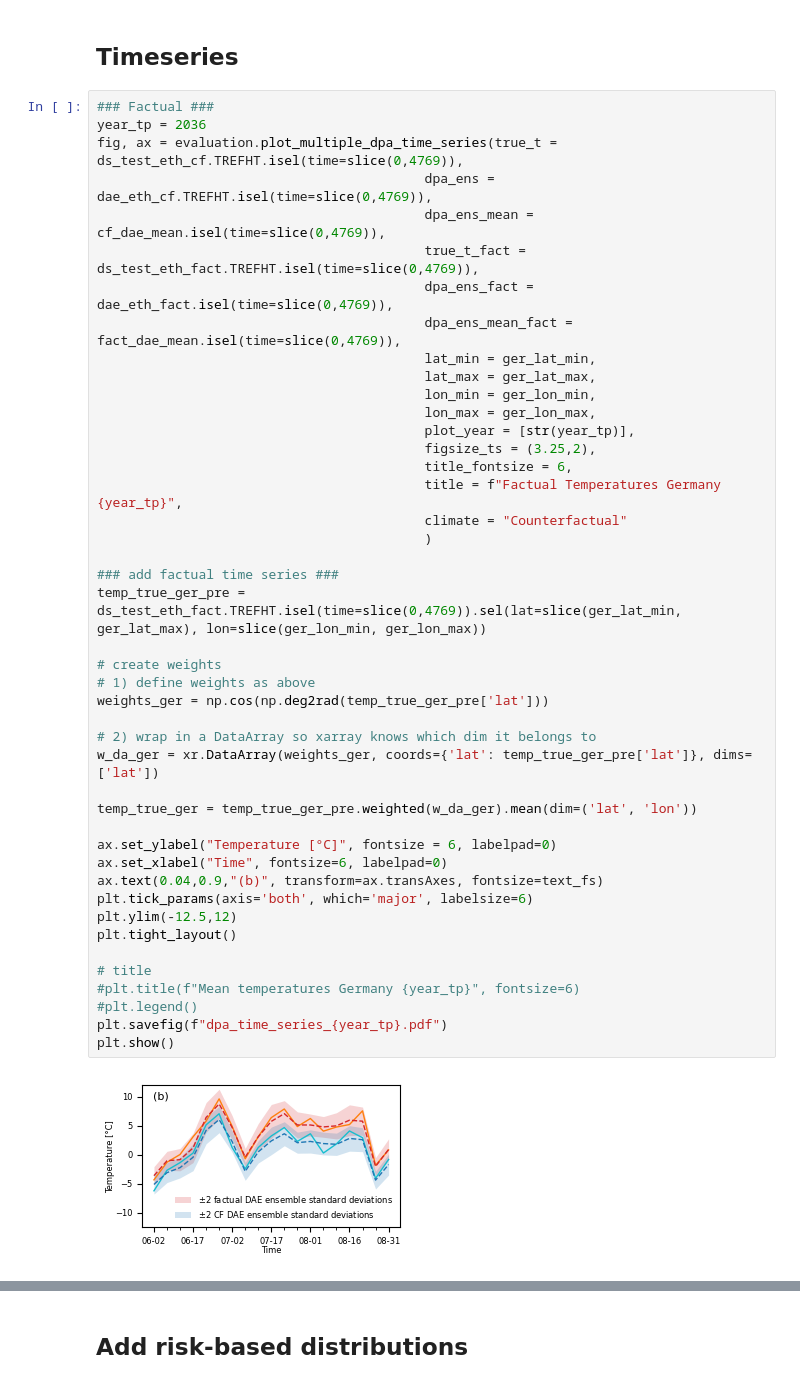
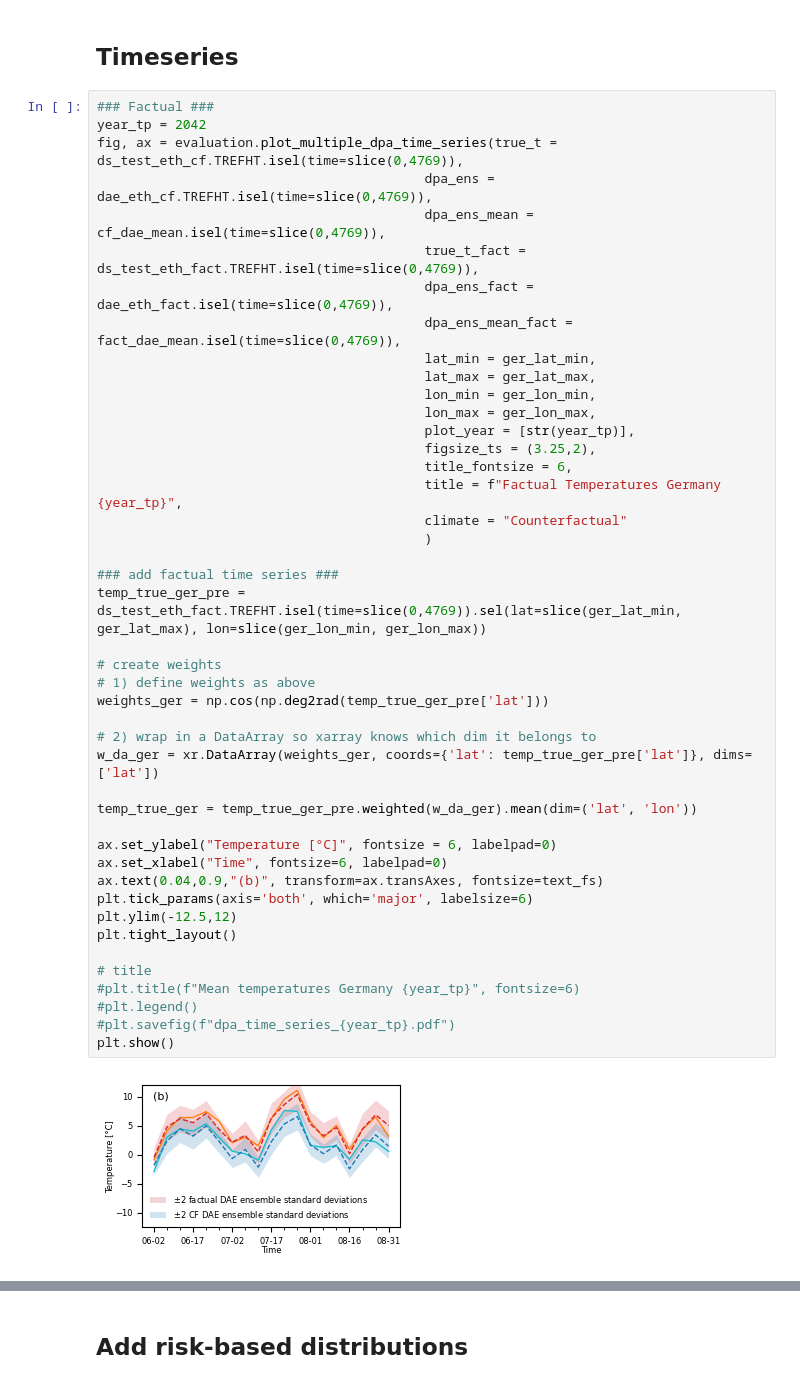
Before and after one commit to Motte12/Towards-a-distributional-autoencoder-for-climate-counterfactuals, a Jupyter notebook: src/analysis/extended_abstract_figure.ipynb, the cells around one changed output, grey strips where cells are left out. Saved outputs shown, nothing was run; the diff lists cells and outputs as text.

```diff
--- a/src/analysis/extended_abstract_figure.ipynb
+++ b/src/analysis/extended_abstract_figure.ipynb
@@ -191,7 +351,7 @@ Date: 2036-06-27 00:00:00
 ## Timeseries
 # %%
 ### Factual ###
-year_tp = 2036
+year_tp = 2042
 fig, ax = evaluation.plot_multiple_dpa_time_series(true_t = ds_test_eth_cf.TREFHT.isel(time=slice(0,4769)),
                                           dpa_ens = dae_eth_cf.TREFHT.isel(time=slice(0,4769)),
                                           dpa_ens_mean = cf_dae_mean.isel(time=slice(0,4769)),
@@ -206,33 +366,33 @@ fig, ax = evaluation.plot_multiple_dpa_time_series(true_t = ds_test_eth_cf.TREFH
                                           figsize_ts = (3.25,2),
                                           title_fontsize = 6,
                                           title = f"Factual Temperatures Germany {year_tp}",
                                           climate = "Counterfactual"
                                           )
 
 ### add factual time series ###
 temp_true_ger_pre = ds_test_eth_fact.TREFHT.isel(time=slice(0,4769)).sel(lat=slice(ger_lat_min, ger_lat_max), lon=slice(ger_lon_min, ger_lon_max))
 
 # create weights
 # 1) define weights as above
 weights_ger = np.cos(np.deg2rad(temp_true_ger_pre['lat']))
 
 # 2) wrap in a DataArray so xarray knows which dim it belongs to
 w_da_ger = xr.DataArray(weights_ger, coords={'lat': temp_true_ger_pre['lat']}, dims=['lat'])
 
 temp_true_ger = temp_true_ger_pre.weighted(w_da_ger).mean(dim=('lat', 'lon'))
 
 ax.set_ylabel("Temperature [°C]", fontsize = 6, labelpad=0)
 ax.set_xlabel("Time", fontsize=6, labelpad=0)
 ax.text(0.04,0.9,"(b)", transform=ax.transAxes, fontsize=text_fs)
 plt.tick_params(axis='both', which='major', labelsize=6)
 plt.ylim(-12.5,12)
 plt.tight_layout()
 
 # title
 #plt.title(f"Mean temperatures Germany {year_tp}", fontsize=6)
 #plt.legend()
-plt.savefig(f"dpa_time_series_{year_tp}.pdf")
+#plt.savefig(f"dpa_time_series_{year_tp}.pdf")
 plt.show()
 # %% [output]
-[figure, old version]
+[figure, new version]
 # %%
```
Also changed, not shown: parts of 22 cells of this notebook, 7 other files.
